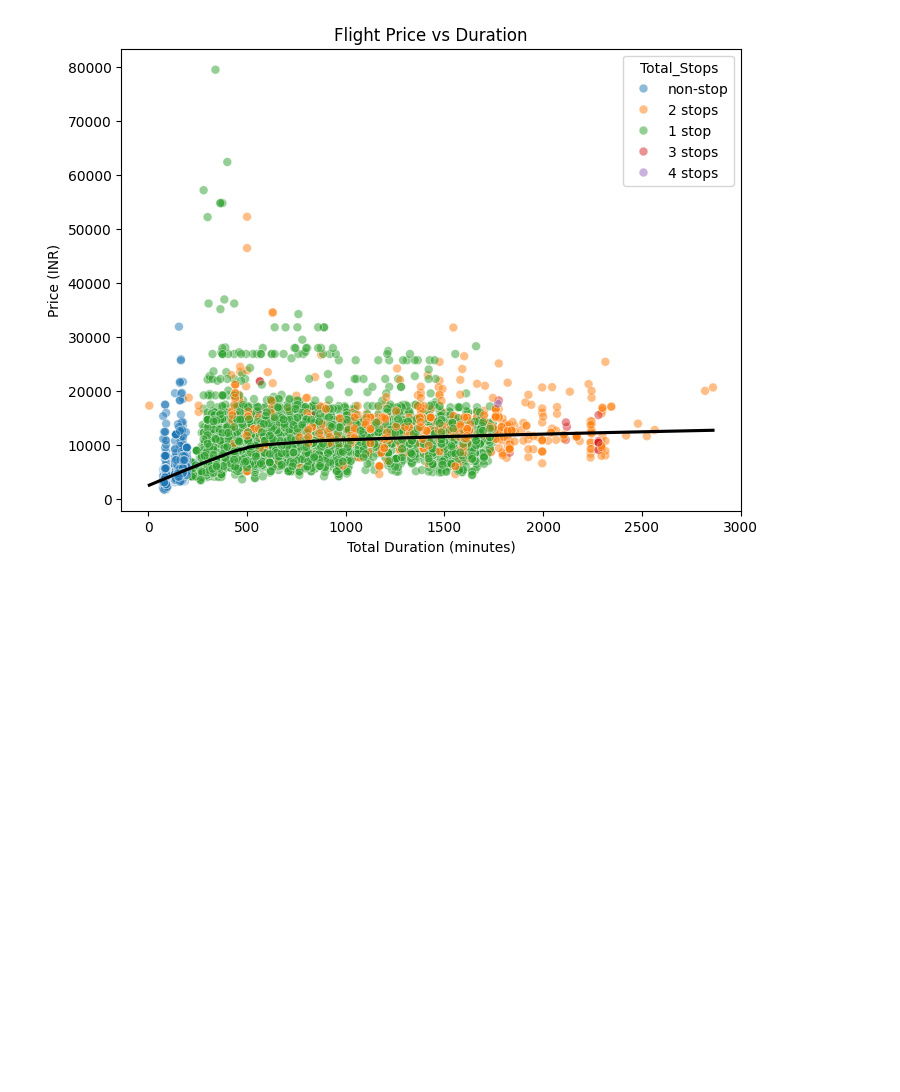
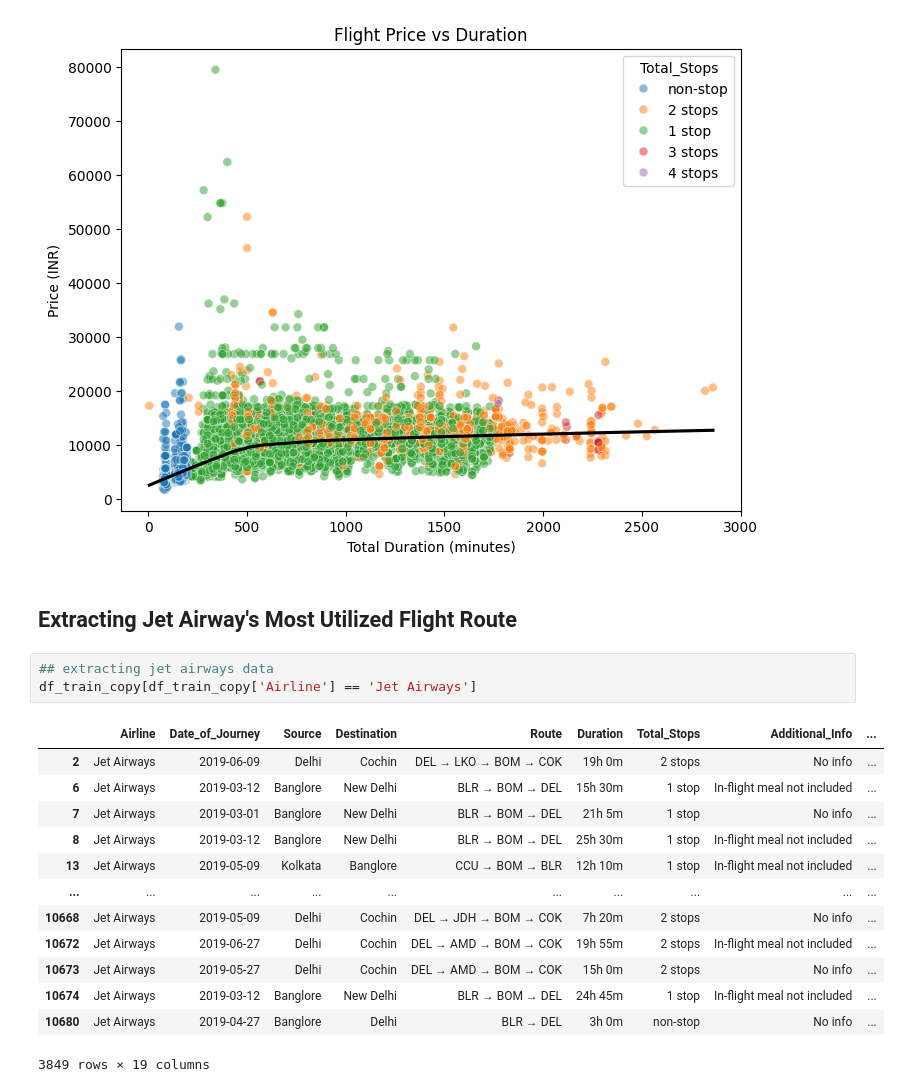
Before and after one commit to suyogshresthaa/Flight-Fare-Prediction-System, a Jupyter notebook: flight_price_prediction.ipynb, the cells around one changed output. Saved outputs shown, nothing was run; the diff lists cells and outputs as text; blank space fills up the shorter version.

```diff
--- a/flight_price_prediction.ipynb
+++ b/flight_price_prediction.ipynb
@@ -280,3 +280,22 @@ plt.ylabel('Price (INR)')
 plt.show()
 # %% [output]
 [figure]
+# %% [markdown]
+## Extracting Jet Airway's Most Utilized Flight Route
+# %%
+## extracting jet airways data
+df_train_copy[df_train_copy['Airline'] == 'Jet Airways']
+# %% [output]
+|  | Airline | Date_of_Journey | Source | Destination | Route | Duration | Total_Stops | Additional_Info | ... |
+| 2 | Jet Airways | 2019-06-09 | Delhi | Cochin | DEL → LKO → BOM → COK | 19h 0m | 2 stops | No info | ... |
+| 6 | Jet Airways | 2019-03-12 | Banglore | New Delhi | BLR → BOM → DEL | 15h 30m | 1 stop | In-flight meal not included | ... |
+| 7 | Jet Airways | 2019-03-01 | Banglore | New Delhi | BLR → BOM → DEL | 21h 5m | 1 stop | No info | ... |
+| 8 | Jet Airways | 2019-03-12 | Banglore | New Delhi | BLR → BOM → DEL | 25h 30m | 1 stop | In-flight meal not included | ... |
+| 13 | Jet Airways | 2019-05-09 | Kolkata | Banglore | CCU → BOM → BLR | 12h 10m | 1 stop | In-flight meal not included | ... |
+| ... | ... | ... | ... | ... | ... | ... | ... | ... | ... |
+| 10668 | Jet Airways | 2019-05-09 | Delhi | Cochin | DEL → JDH → BOM → COK | 7h 20m | 2 stops | No info | ... |
+| 10672 | Jet Airways | 2019-06-27 | Delhi | Cochin | DEL → AMD → BOM → COK | 19h 55m | 2 stops | In-flight meal not included | ... |
+| 10673 | Jet Airways | 2019-05-27 | Delhi | Cochin | DEL → AMD → BOM → COK | 15h 0m | 2 stops | No info | ... |
+| 10674 | Jet Airways | 2019-03-12 | Banglore | New Delhi | BLR → BOM → DEL | 24h 45m | 1 stop | In-flight meal not included | ... |
+| 10680 | Jet Airways | 2019-04-27 | Banglore | Delhi | BLR → DEL | 3h 0m | non-stop | No info | ... |
+3849 rows × 19 columns
```
Also changed, not shown: parts of 13 cells of this notebook.
